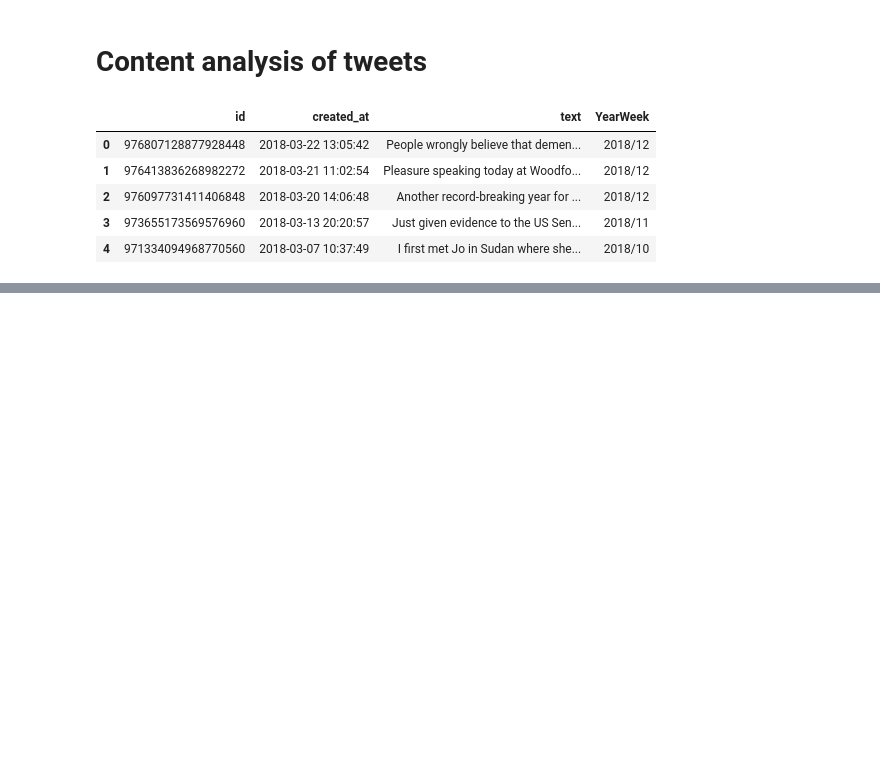
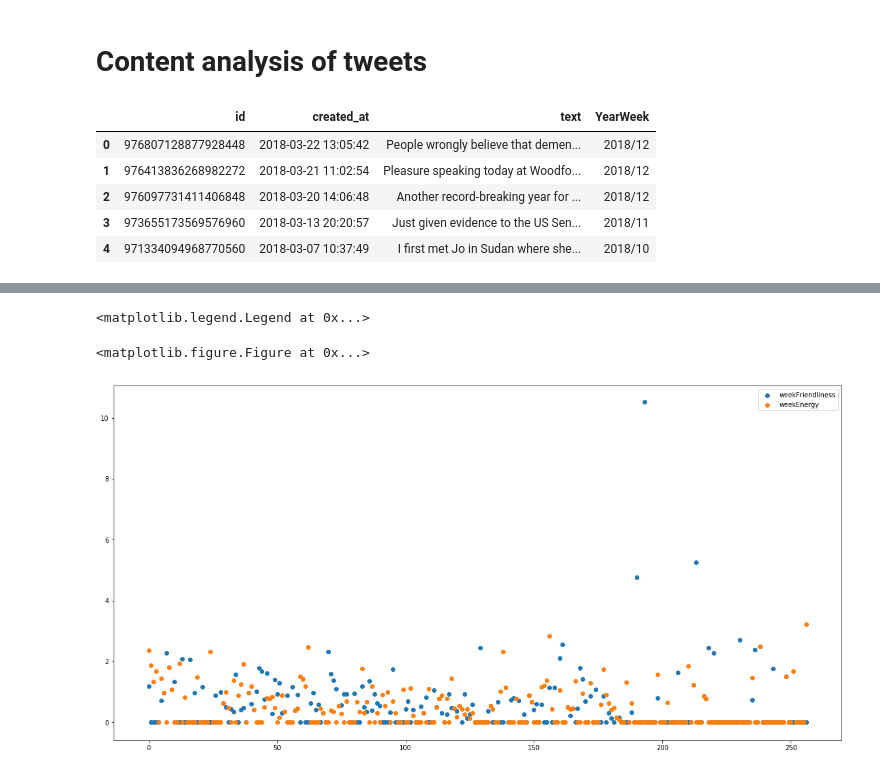
Before and after one commit to puntofisso/Birkbeck, a Jupyter notebook: May_Cameron_Varadkar.ipynb, the cells around one changed output, grey strips where cells are left out. Saved outputs shown, nothing was run; the diff lists cells and outputs as text; code cells hidden in the pictures; blank space fills up the shorter version.

Commit message:
More charts

```diff
--- a/May_Cameron_Varadkar.ipynb
+++ b/May_Cameron_Varadkar.ipynb
@@ -167,27 +167,3 @@ words_energy = ['believe', 'belief', 'action', 'do',
 
 words_friendliness = ['sympathy', 'concern', 'condolences', 'support', 'understand',
                       'help', 'assist', 'disaster', 'tragedy']
-# %%
-# Word search -> calculate the two indices and add to the table
-import re
-
-indices_of_friendliness = []
-indices_of_energy = []
-
-for sentence in dc['text'].str.lower():
-
-    indexF = 0
-    for word in words_friendliness:
-        occurrences = len(re.findall(word,sentence))
-        indexF = indexF + occurrences
-    indices_of_friendliness.append(indexF)
-
-    indexE = 0
-    for word in words_energy:
-        occurrences = len(re.findall(word,sentence))
-        indexE = indexE + occurrences
-    indices_of_energy.append(indexE)
-
-dc['energy'] = indices_of_energy
-dc['friendliness'] = indices_of_friendliness
-dc.head()
@@ -211,0 +219,11 @@ dc['friendliness'].plot(x='created_at', y='friendliness', style='o')
+# %%
+# Aggregate by week
+dcaggr = dc.groupby(['YearWeek'])['text'].apply(lambda x: ' '.join(x)).reset_index(['YearWeek', 'text'])
+tmaggr = tm.groupby(['YearWeek'])['text'].apply(lambda x: ' '.join(x)).reset_index(['YearWeek', 'text'])
+
+# if you need to compare to compare:
+# dfme['2012/40'] vs dc[dc['YearWeek']=='2012/40']
+# %%
+# David Cameron indices
+dci = indices(dcaggr, 'text', 'YearWeek')
+dci.head()
@@ -211,0 +248,13 @@ dc['friendliness'].plot(x='created_at', y='friendliness', style='o')
+# %%
+# Plot David Cameron
+plt.figure()
+fig, ax = plt.subplots(figsize=(20, 10))
+ax.scatter(dci.index, dci['weekFriendliness'])
+ax.scatter(dci.index, dci['weekEnergy'])
+
+handles, labels = ax.get_legend_handles_labels()
+ax.legend(handles, labels)
+# %% [output]
+<matplotlib.legend.Legend at 0x...>
+<matplotlib.figure.Figure at 0x...>
+[figure, added]
```
Also changed, not shown: parts of 7 cells of this notebook.
